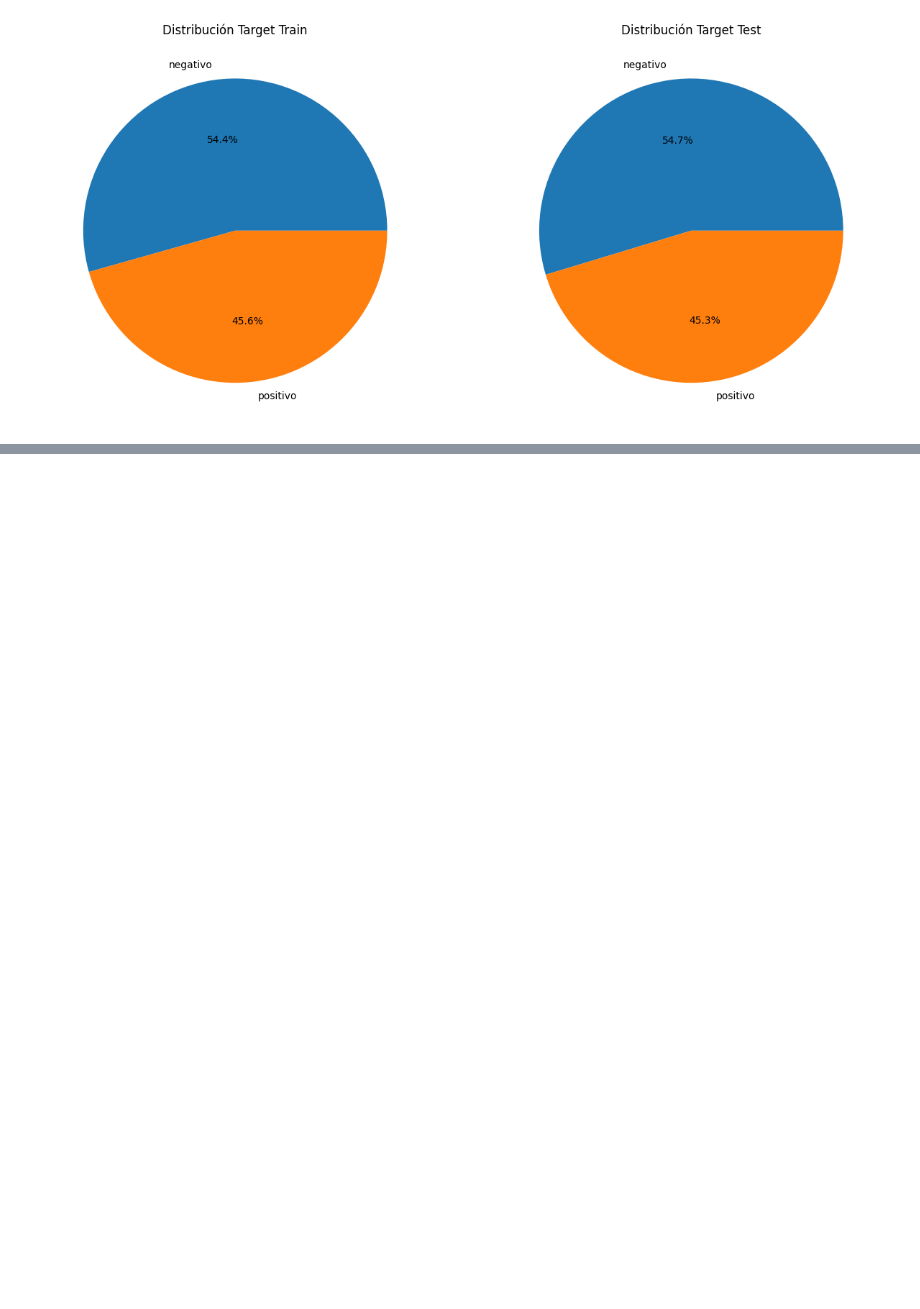
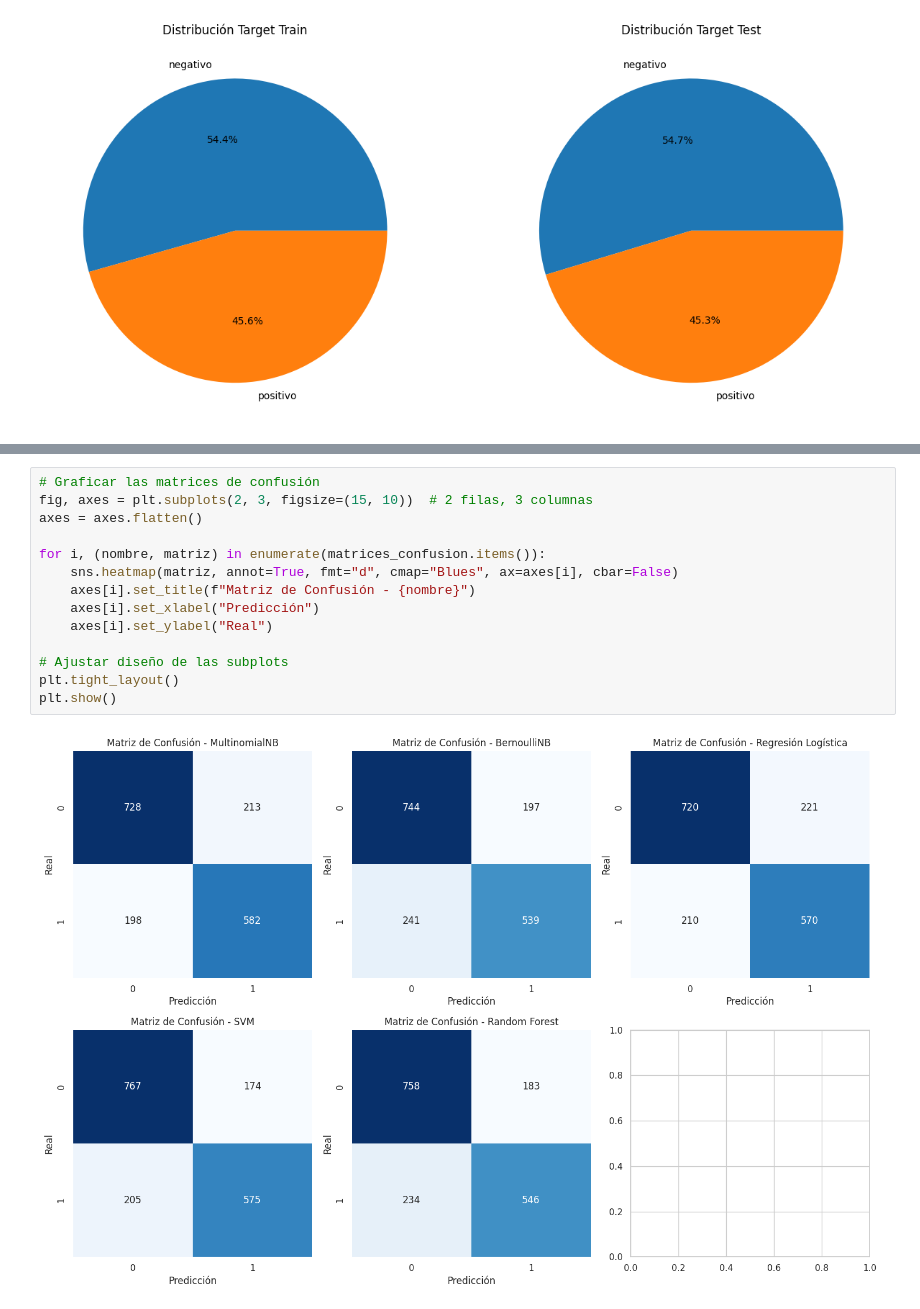
Before and after one commit to ignaciomz/CH_IM_61195, a Jupyter notebook: NLP_ReviewsPeliculasEspañol_IgnacioMartinez.ipynb, the cells around one changed output, grey strips where cells are left out. Cells and saved outputs as stored; diff of their text form; blank space fills up the shorter version.

```diff
--- a/NLP_ReviewsPeliculasEspañol_IgnacioMartinez.ipynb
+++ b/NLP_ReviewsPeliculasEspañol_IgnacioMartinez.ipynb
@@ -441,0 +454,16 @@ Matriz de confusión:
+# %%
+# Graficar las matrices de confusión
+fig, axes = plt.subplots(2, 3, figsize=(15, 10))  # 2 filas, 3 columnas
+axes = axes.flatten()
+
+for i, (nombre, matriz) in enumerate(matrices_confusion.items()):
+    sns.heatmap(matriz, annot=True, fmt="d", cmap="Blues", ax=axes[i], cbar=False)
+    axes[i].set_title(f"Matriz de Confusión - {nombre}")
+    axes[i].set_xlabel("Predicción")
+    axes[i].set_ylabel("Real")
+
+# Ajustar diseño de las subplots
+plt.tight_layout()
+plt.show()
+# %% [output]
+[figure, added]
```
Also changed, not shown: parts of 7 cells of this notebook.
